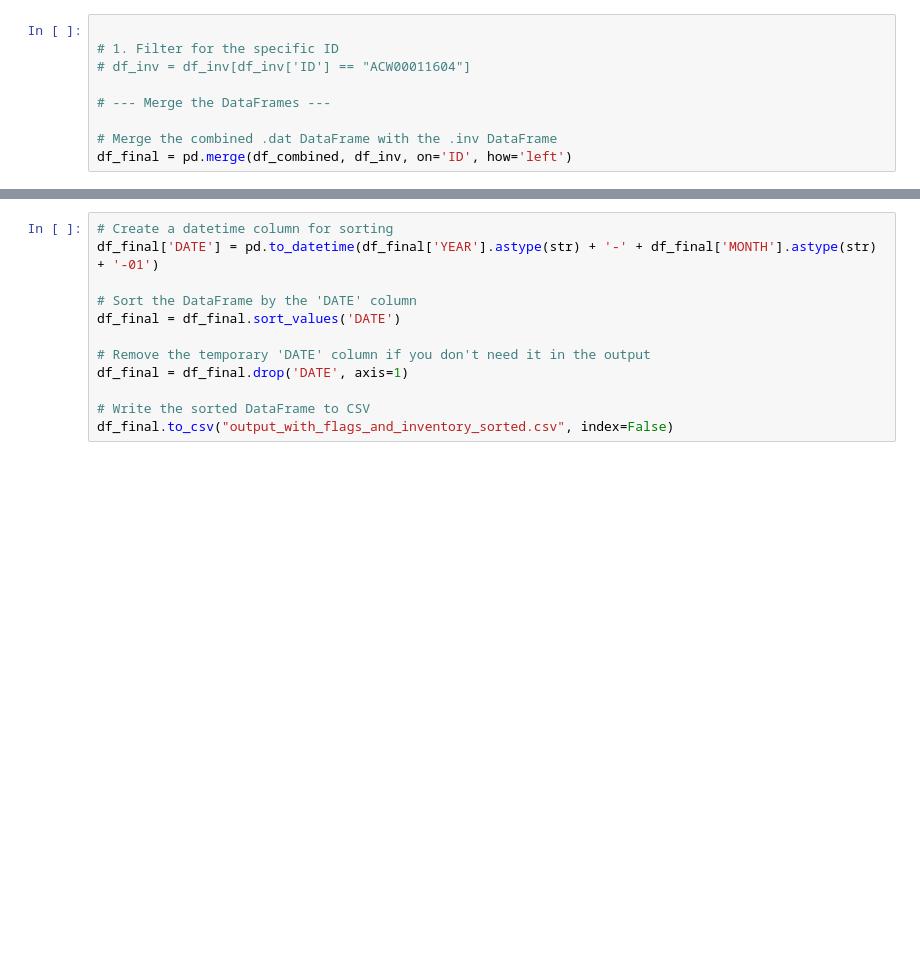
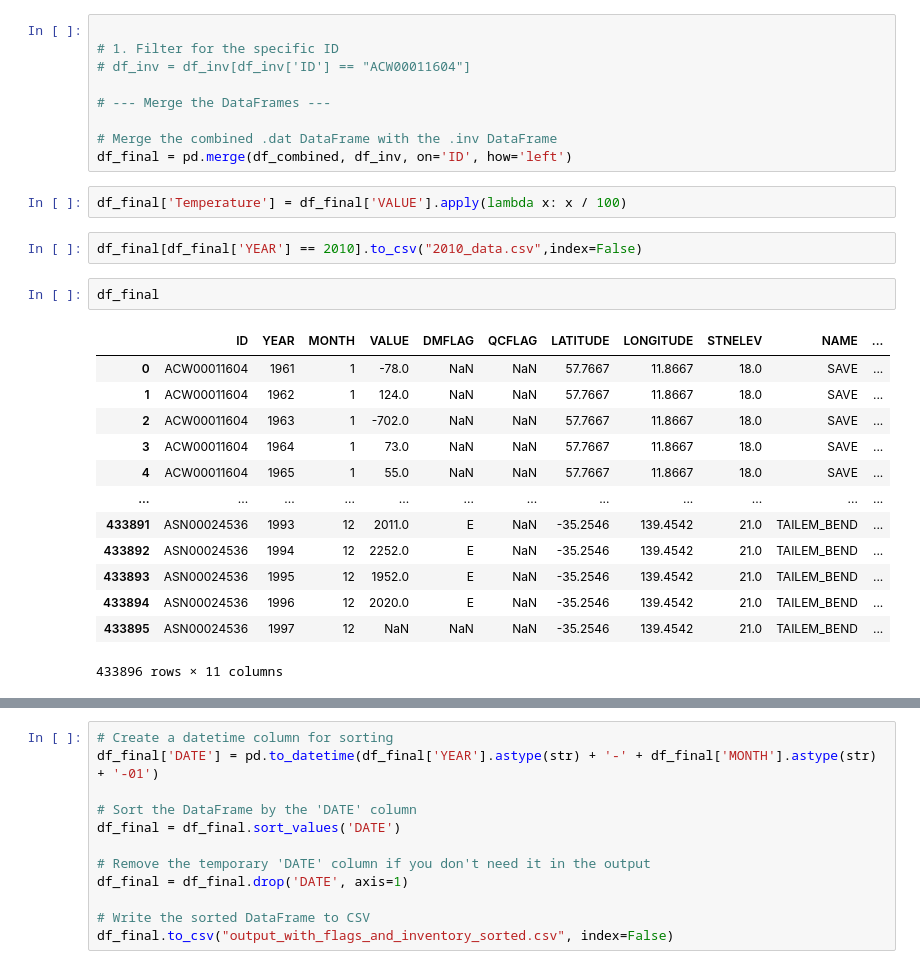
Before and after one commit to killerbeelsl/weather_temperature_prediction_with_transformer, a Jupyter notebook: Data_prep.ipynb, the cells around one changed output, grey strips where cells are left out. Cells and saved outputs as stored; diff of their text form; blank space fills up the shorter version.

```diff
--- a/Data_prep.ipynb
+++ b/Data_prep.ipynb
@@ -129,3 +129,23 @@ array(['ACW00011604', 'AE000041196', 'AEM00041184', ..., 'ZIXLT371333',
 
 # Merge the combined .dat DataFrame with the .inv DataFrame
 df_final = pd.merge(df_combined, df_inv, on='ID', how='left')
+# %%
+df_final['Temperature'] = df_final['VALUE'].apply(lambda x: x / 100)
+# %%
+df_final[df_final['YEAR'] == 2010].to_csv("2010_data.csv",index=False)
+# %%
+df_final
+# %% [output]
+|  | ID | YEAR | MONTH | VALUE | DMFLAG | QCFLAG | LATITUDE | LONGITUDE | STNELEV | NAME | ... |
+| 0 | ACW00011604 | 1961 | 1 | -78.0 | NaN | NaN | 57.7667 | 11.8667 | 18.0 | SAVE | ... |
+| 1 | ACW00011604 | 1962 | 1 | 124.0 | NaN | NaN | 57.7667 | 11.8667 | 18.0 | SAVE | ... |
+| 2 | ACW00011604 | 1963 | 1 | -702.0 | NaN | NaN | 57.7667 | 11.8667 | 18.0 | SAVE | ... |
+| 3 | ACW00011604 | 1964 | 1 | 73.0 | NaN | NaN | 57.7667 | 11.8667 | 18.0 | SAVE | ... |
+| 4 | ACW00011604 | 1965 | 1 | 55.0 | NaN | NaN | 57.7667 | 11.8667 | 18.0 | SAVE | ... |
+| ... | ... | ... | ... | ... | ... | ... | ... | ... | ... | ... | ... |
+| 433891 | ASN00024536 | 1993 | 12 | 2011.0 | E | NaN | -35.2546 | 139.4542 | 21.0 | TAILEM_BEND | ... |
+| 433892 | ASN00024536 | 1994 | 12 | 2252.0 | E | NaN | -35.2546 | 139.4542 | 21.0 | TAILEM_BEND | ... |
+| 433893 | ASN00024536 | 1995 | 12 | 1952.0 | E | NaN | -35.2546 | 139.4542 | 21.0 | TAILEM_BEND | ... |
+| 433894 | ASN00024536 | 1996 | 12 | 2020.0 | E | NaN | -35.2546 | 139.4542 | 21.0 | TAILEM_BEND | ... |
+| 433895 | ASN00024536 | 1997 | 12 | NaN | NaN | NaN | -35.2546 | 139.4542 | 21.0 | TAILEM_BEND | ... |
+433896 rows × 11 columns
```
Also changed, not shown: parts of 6 cells of this notebook.
